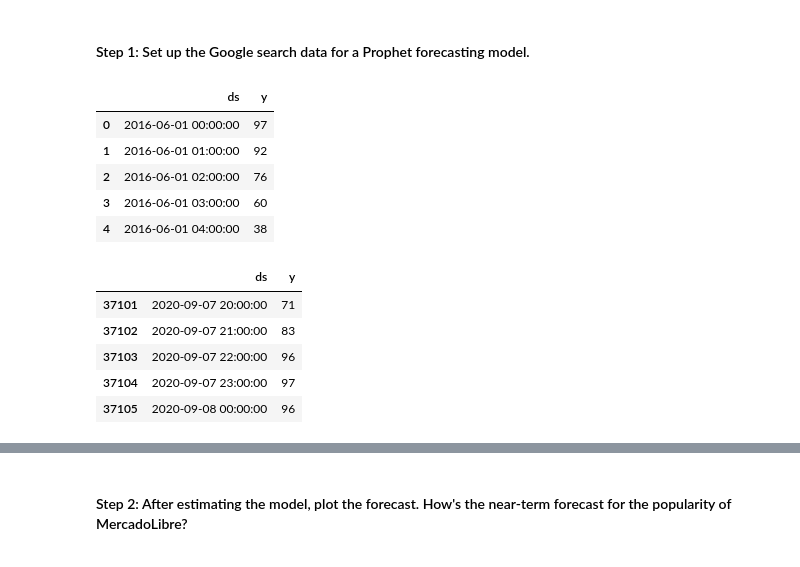
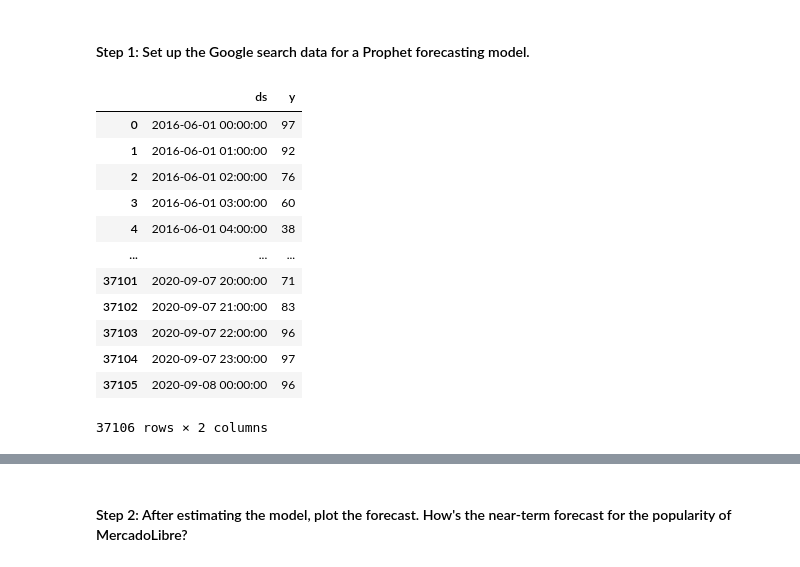
Before and after one commit to LardexTheLarge/prophet-challenge, a Jupyter notebook: forecasting_net_prophet.ipynb, the cells around one changed output, grey strips where cells are left out. Drawn from its saved outputs; the diff is of its cells as text; code cells hidden in the pictures.

```diff
--- a/forecasting_net_prophet.ipynb
+++ b/forecasting_net_prophet.ipynb
@@ -351,27 +371,29 @@ Now, you need to produce a time series model that analyzes and forecasts pattern
 #### Step 1: Set up the Google search data for a Prophet forecasting model.
 # %%
 # Using the df_mercado_trends DataFrame, reset the index so the date information is no longer the index
-
+df_mercado_trends = df_mercado_trends.reset_index()
 
 # Label the columns ds and y so that the syntax is recognized by Prophet
-
+prophet_df = df_mercado_trends.rename(columns={"Date": "ds", "Search Trends":"y"})
 
 # Drop an NaN values from the prophet_df DataFrame
-
+mercado_prophet_df = prophet_df.dropna()
 
 # View the first and last five rows of the mercado_prophet_df DataFrame
+mercado_prophet_df
 # %% [output]
 |  | ds | y |
 | 0 | 2016-06-01 00:00:00 | 97 |
 | 1 | 2016-06-01 01:00:00 | 92 |
 | 2 | 2016-06-01 02:00:00 | 76 |
 | 3 | 2016-06-01 03:00:00 | 60 |
 | 4 | 2016-06-01 04:00:00 | 38 |
+| ... | ... | ... |
+| 37101 | 2020-09-07 20:00:00 | 71 |
+| 37102 | 2020-09-07 21:00:00 | 83 |
+| 37103 | 2020-09-07 22:00:00 | 96 |
+| 37104 | 2020-09-07 23:00:00 | 97 |
+| 37105 | 2020-09-08 00:00:00 | 96 |
-|  | ds | y |
-| 37101 | 2020-09-07 20:00:00 | 71 |
-| 37102 | 2020-09-07 21:00:00 | 83 |
-| 37103 | 2020-09-07 22:00:00 | 96 |
-| 37104 | 2020-09-07 23:00:00 | 97 |
-| 37105 | 2020-09-08 00:00:00 | 96 |
+37106 rows × 2 columns
 # %%
 # Call the Prophet function, store as an object
```
Also changed, not shown: parts of 9 cells of this notebook.
